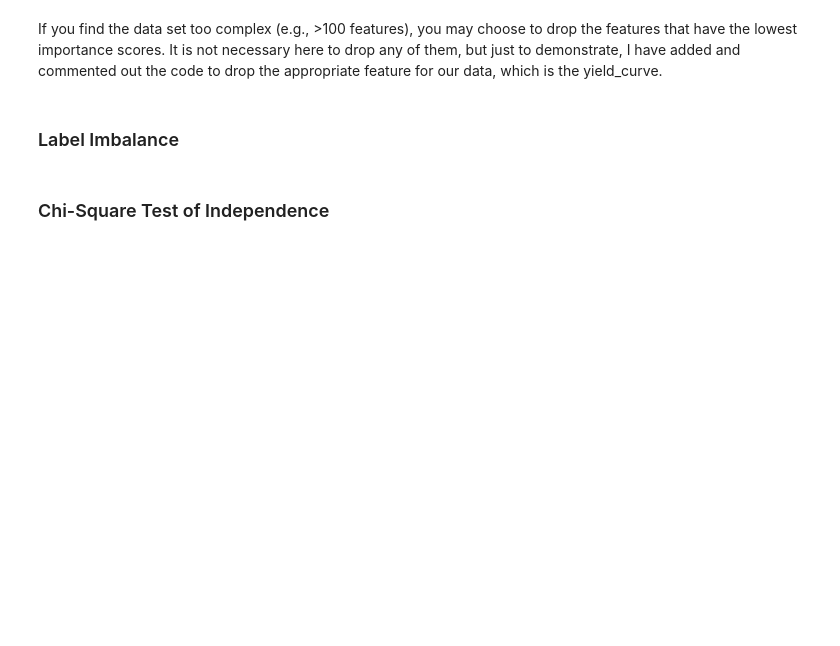
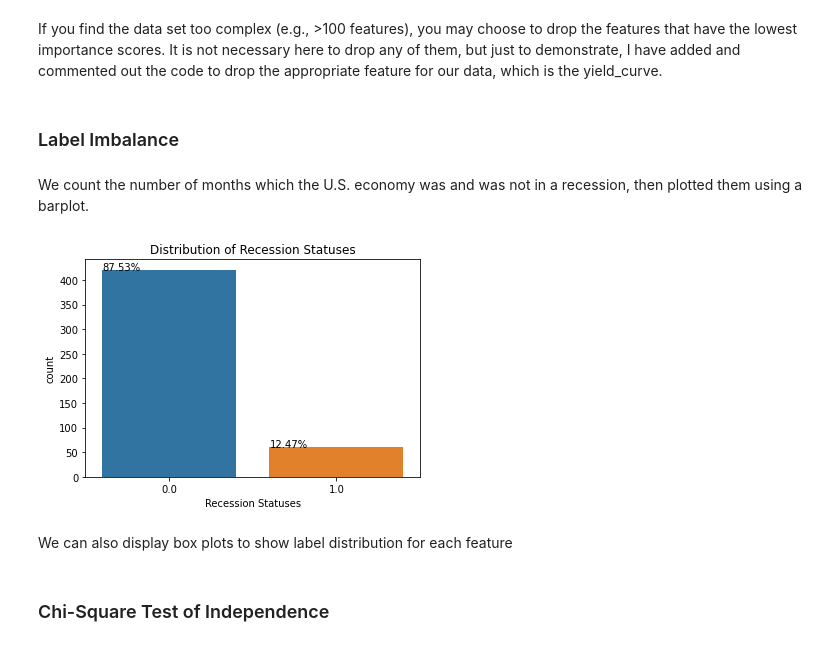
Before and after one commit to lykjohn/UChicago-Summer-Session-2022, a Jupyter notebook: Week1/Week 1 Lecture Source Code.ipynb, the cells around one changed output. Saved outputs shown, nothing was run; the diff lists cells and outputs as text; code cells hidden in the pictures; blank space fills up the shorter version.

```diff
--- a/Week1/Week 1 Lecture Source Code.ipynb
+++ b/Week1/Week 1 Lecture Source Code.ipynb
@@ -265,3 +265,19 @@ If you find the data set too complex (e.g., >100 features), you may choose to dr
 # X_test=X_test.drop(columns=[FEATURES[indices[0]]]) # drop feature in the testing data set
 # %% [markdown]
 <h3>Label Imbalance</h3>
+# %% [markdown]
+We count the number of months which the U.S. economy was and was not in a recession, then plotted them using a barplot.
+# %%
+ax = sns.countplot(x = "recession", data = econ)
+plt.title('Distribution of Recession Statuses')
+plt.xlabel('Recession Statuses')
+total = len(econ["recession"])
+for p in ax.patches:
+        percentage = '{:.2f}%'.format(100 * p.get_height()/total)
+        x_coord = p.get_x()
+        y_coord = p.get_y() + p.get_height()+0.02
+        ax.annotate(percentage, (x_coord, y_coord))
+# %% [output]
+[figure, added]
+# %% [markdown]
+We can also display box plots to show label distribution for each feature
```
Also changed, not shown: parts of 1 cell of this notebook, 1 other file.
